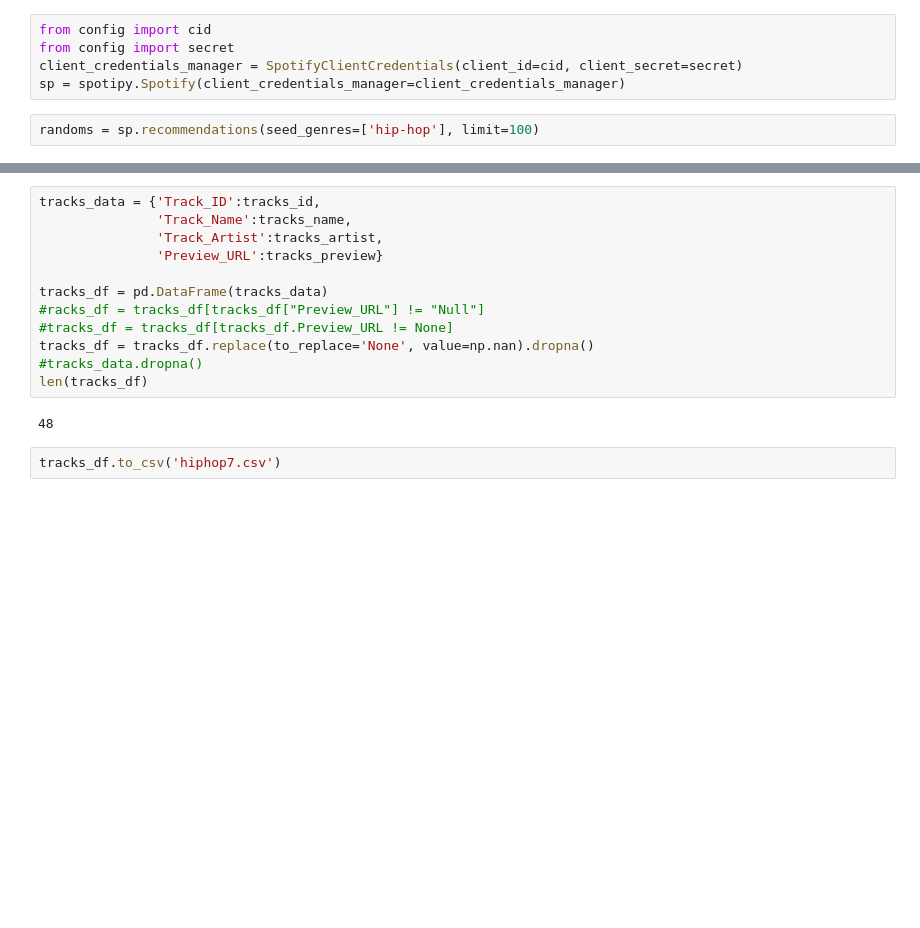
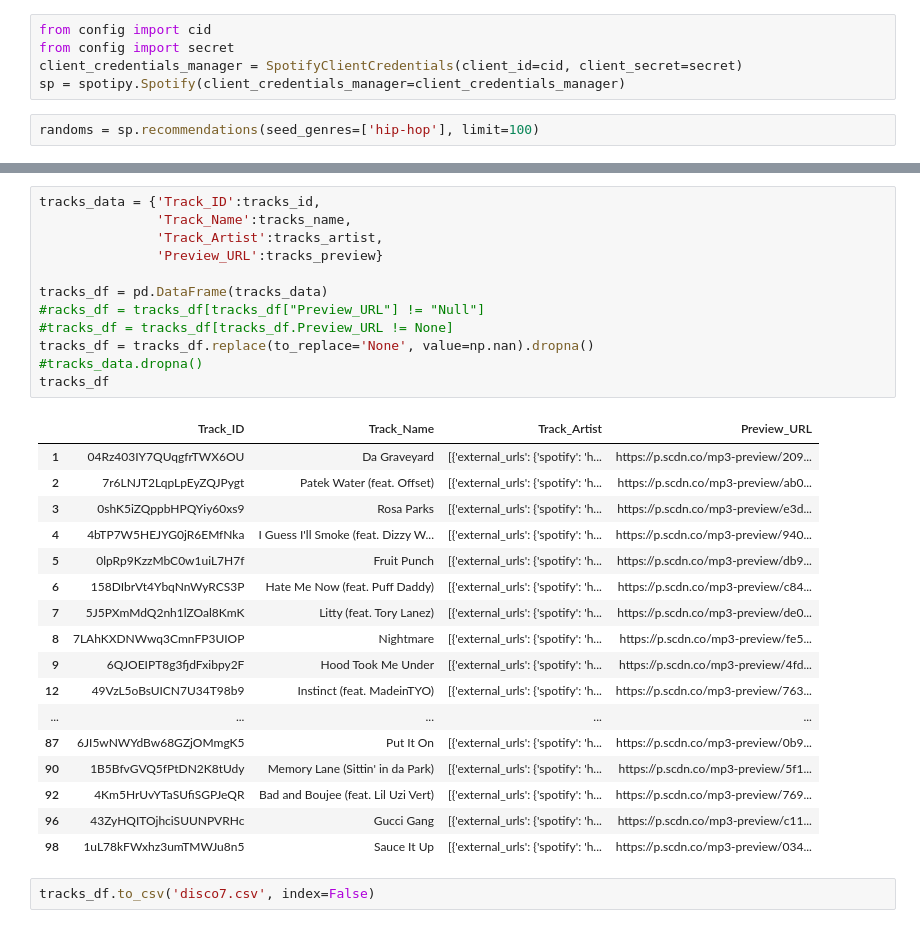
Before and after one commit to KathrynPanger/classify-spotify, a Jupyter notebook: Seth/disco_hiphop.ipynb, the cells around one changed output, grey strips where cells are left out. Cells and saved outputs as stored; diff of their text form; blank space fills up the shorter version.

```diff
--- a/Seth/disco_hiphop.ipynb
+++ b/Seth/disco_hiphop.ipynb
@@ -37,16 +37,32 @@ print(tracks_album)
 # %%
 tracks_data = {'Track_ID':tracks_id,
                'Track_Name':tracks_name,
                'Track_Artist':tracks_artist,
                'Preview_URL':tracks_preview}
 
 tracks_df = pd.DataFrame(tracks_data)
 #racks_df = tracks_df[tracks_df["Preview_URL"] != "Null"]
 #tracks_df = tracks_df[tracks_df.Preview_URL != None]
 tracks_df = tracks_df.replace(to_replace='None', value=np.nan).dropna()
 #tracks_data.dropna()
-len(tracks_df)
+tracks_df
 # %% [output]
-48
+|  | Track_ID | Track_Name | Track_Artist | Preview_URL |
+| 1 | 04Rz403IY7QUqgfrTWX6OU | Da Graveyard | [{'external_urls': {'spotify': 'h... | https://p.scdn.co/mp3-preview/209... |
+| 2 | 7r6LNJT2LqpLpEyZQJPygt | Patek Water (feat. Offset) | [{'external_urls': {'spotify': 'h... | https://p.scdn.co/mp3-preview/ab0... |
+| 3 | 0shK5iZQppbHPQYiy60xs9 | Rosa Parks | [{'external_urls': {'spotify': 'h... | https://p.scdn.co/mp3-preview/e3d... |
+| 4 | 4bTP7W5HEJYG0jR6EMfNka | I Guess I'll Smoke (feat. Dizzy W... | [{'external_urls': {'spotify': 'h... | https://p.scdn.co/mp3-preview/940... |
+| 5 | 0lpRp9KzzMbC0w1uiL7H7f | Fruit Punch | [{'external_urls': {'spotify': 'h... | https://p.scdn.co/mp3-preview/db9... |
+| 6 | 158DIbrVt4YbqNnWyRCS3P | Hate Me Now (feat. Puff Daddy) | [{'external_urls': {'spotify': 'h... | https://p.scdn.co/mp3-preview/c84... |
+| 7 | 5J5PXmMdQ2nh1lZOal8KmK | Litty (feat. Tory Lanez) | [{'external_urls': {'spotify': 'h... | https://p.scdn.co/mp3-preview/de0... |
+| 8 | 7LAhKXDNWwq3CmnFP3UIOP | Nightmare | [{'external_urls': {'spotify': 'h... | https://p.scdn.co/mp3-preview/fe5... |
+| 9 | 6QJOEIPT8g3fjdFxibpy2F | Hood Took Me Under | [{'external_urls': {'spotify': 'h... | https://p.scdn.co/mp3-preview/4fd... |
+| 12 | 49VzL5oBsUICN7U34T98b9 | Instinct (feat. MadeinTYO) | [{'external_urls': {'spotify': 'h... | https://p.scdn.co/mp3-preview/763... |
+| ... | ... | ... | ... | ... |
+| 87 | 6JI5wNWYdBw68GZjOMmgK5 | Put It On | [{'external_urls': {'spotify': 'h... | https://p.scdn.co/mp3-preview/0b9... |
+| 90 | 1B5BfvGVQ5fPtDN2K8tUdy | Memory Lane (Sittin' in da Park) | [{'external_urls': {'spotify': 'h... | https://p.scdn.co/mp3-preview/5f1... |
+| 92 | 4Km5HrUvYTaSUfiSGPJeQR | Bad and Boujee (feat. Lil Uzi Vert) | [{'external_urls': {'spotify': 'h... | https://p.scdn.co/mp3-preview/769... |
+| 96 | 43ZyHQITOjhciSUUNPVRHc | Gucci Gang | [{'external_urls': {'spotify': 'h... | https://p.scdn.co/mp3-preview/c11... |
+| 98 | 1uL78kFWxhz3umTMWJu8n5 | Sauce It Up | [{'external_urls': {'spotify': 'h... | https://p.scdn.co/mp3-preview/034... |
 # %%
-tracks_df.to_csv('hiphop7.csv')
+tracks_df.to_csv('disco7.csv', index=False)
```
Also changed, not shown: parts of 1 cell of this notebook, 15 other files.
